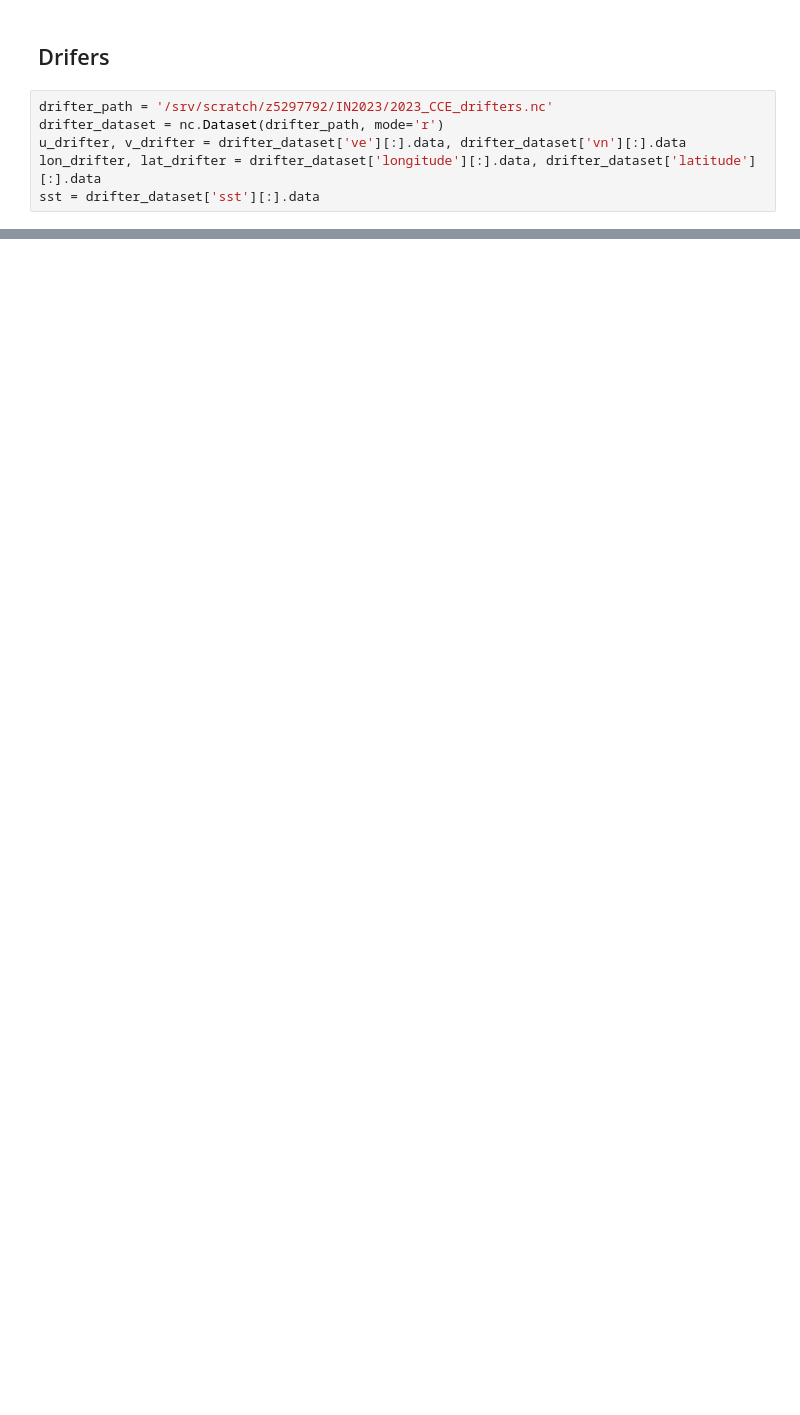
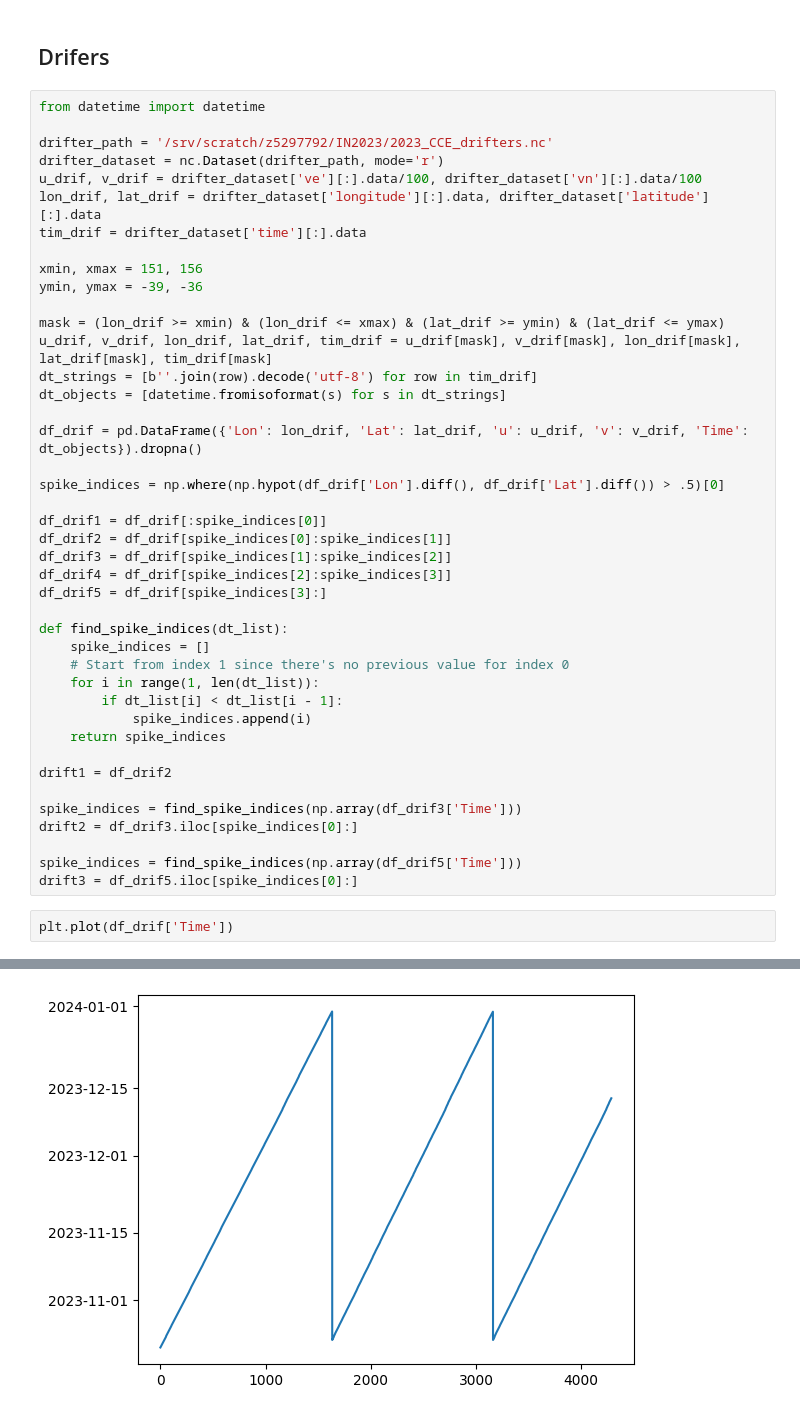
Before and after one commit to regdowse/UNSW-MRes, a Jupyter notebook: MRes/Chapter1/IN2023_paper_plots.ipynb, the cells around one changed output, grey strips where cells are left out. Cells and saved outputs as stored; diff of their text form; blank space fills up the shorter version.

```diff
--- a/MRes/Chapter1/IN2023_paper_plots.ipynb
+++ b/MRes/Chapter1/IN2023_paper_plots.ipynb
@@ -444,8 +518,47 @@ plt.show()
 # %% [markdown]
 ## Drifers
 # %%
+from datetime import datetime
+
 drifter_path = '/srv/scratch/z5297792/IN2023/2023_CCE_drifters.nc'
 drifter_dataset = nc.Dataset(drifter_path, mode='r')
-u_drifter, v_drifter = drifter_dataset['ve'][:].data, drifter_dataset['vn'][:].data
-lon_drifter, lat_drifter = drifter_dataset['longitude'][:].data, drifter_dataset['latitude'][:].data
-sst = drifter_dataset['sst'][:].data
+u_drif, v_drif = drifter_dataset['ve'][:].data/100, drifter_dataset['vn'][:].data/100
+lon_drif, lat_drif = drifter_dataset['longitude'][:].data, drifter_dataset['latitude'][:].data
+tim_drif = drifter_dataset['time'][:].data
+
+xmin, xmax = 151, 156
+ymin, ymax = -39, -36
+
+mask = (lon_drif >= xmin) & (lon_drif <= xmax) & (lat_drif >= ymin) & (lat_drif <= ymax)
+u_drif, v_drif, lon_drif, lat_drif, tim_drif = u_drif[mask], v_drif[mask], lon_drif[mask], lat_drif[mask], tim_drif[mask]
+dt_strings = [b''.join(row).decode('utf-8') for row in tim_drif]
+dt_objects = [datetime.fromisoformat(s) for s in dt_strings]
+
+df_drif = pd.DataFrame({'Lon': lon_drif, 'Lat': lat_drif, 'u': u_drif, 'v': v_drif, 'Time': dt_objects}).dropna()
+
+spike_indices = np.where(np.hypot(df_drif['Lon'].diff(), df_drif['Lat'].diff()) > .5)[0]
+
+df_drif1 = df_drif[:spike_indices[0]]
+df_drif2 = df_drif[spike_indices[0]:spike_indices[1]]
+df_drif3 = df_drif[spike_indices[1]:spike_indices[2]]
+df_drif4 = df_drif[spike_indices[2]:spike_indices[3]]
+df_drif5 = df_drif[spike_indices[3]:]
+
+def find_spike_indices(dt_list):
+    spike_indices = []
+    # Start from index 1 since there's no previous value for index 0
+    for i in range(1, len(dt_list)):
+        if dt_list[i] < dt_list[i - 1]:
+            spike_indices.append(i)
+    return spike_indices
+
+drift1 = df_drif2
+
+spike_indices = find_spike_indices(np.array(df_drif3['Time']))
+drift2 = df_drif3.iloc[spike_indices[0]:]
+
+spike_indices = find_spike_indices(np.array(df_drif5['Time']))
+drift3 = df_drif5.iloc[spike_indices[0]:]
+# %%
+plt.plot(df_drif['Time'])
+# %% [output]
@@ -451,0 +566 @@ sst = drifter_dataset['sst'][:].data
+[figure, added]
```
Also changed, not shown: parts of 16 cells of this notebook.
